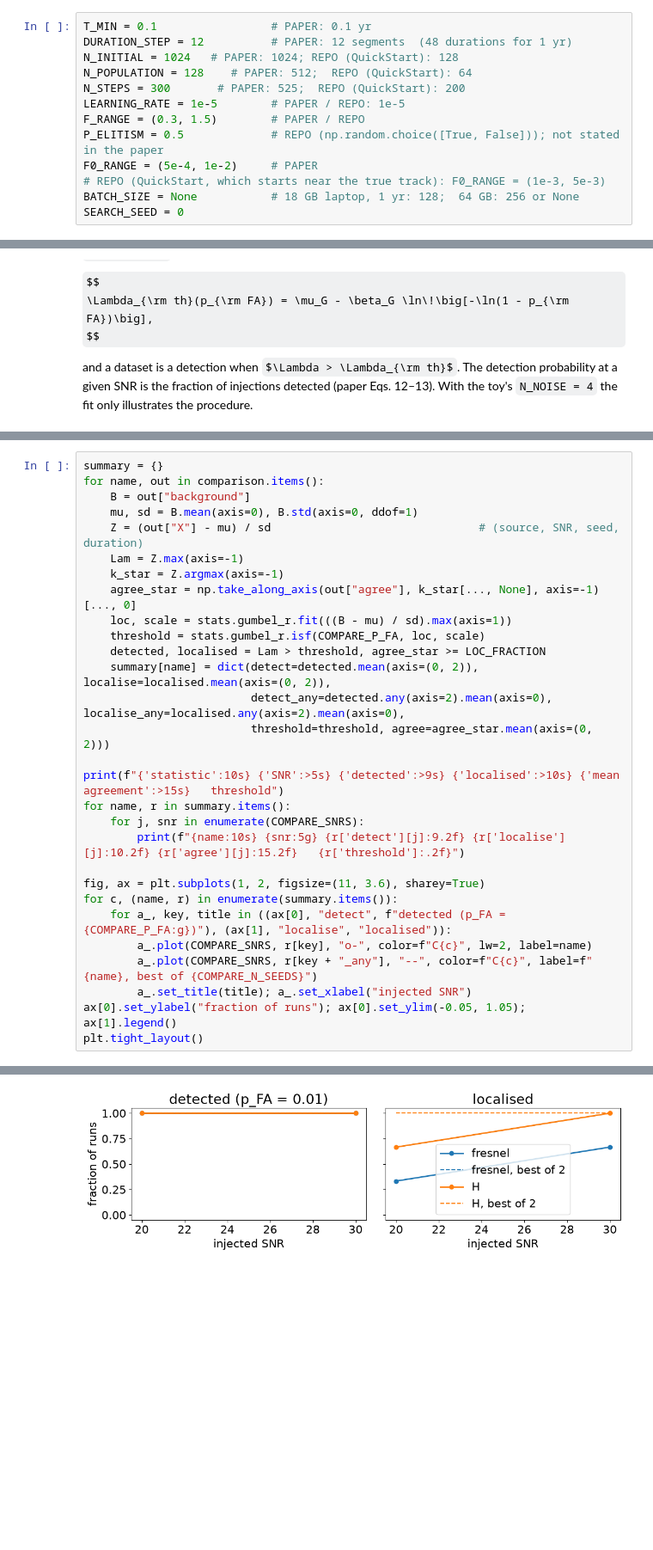
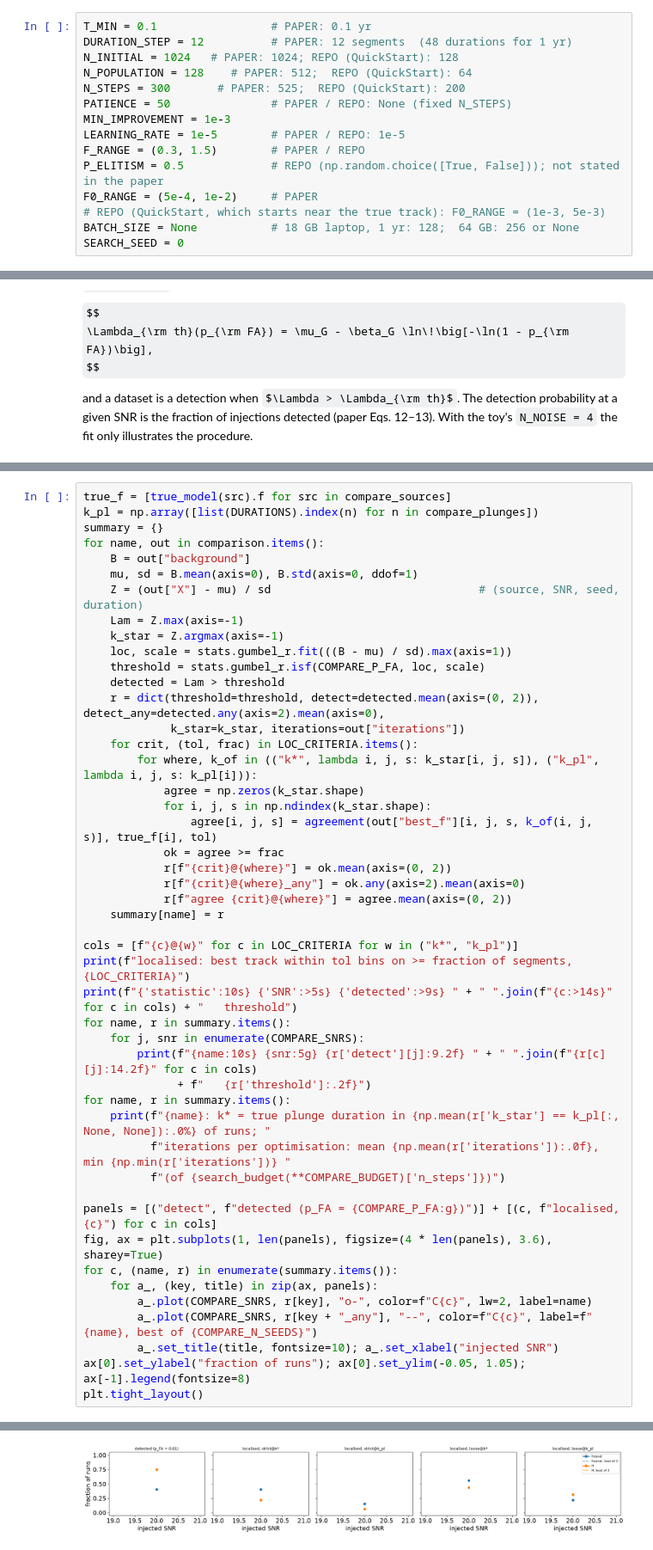
Before and after one commit to Pratyusava/lisa-analysis-tools, a Jupyter notebook: scripts/emri_search/emri_search_lorenzo.ipynb, the cells around one changed output, grey strips where cells are left out. Shown at 86% size. Cells and saved outputs as stored; diff of their text form; some formulas as TeX source; blank space fills up the shorter version.

```diff
--- a/scripts/emri_search/emri_search_lorenzo.ipynb
+++ b/scripts/emri_search/emri_search_lorenzo.ipynb
@@ -224,6 +227,8 @@ DURATION_STEP = 12          # PAPER: 12 segments  (48 durations for 1 yr)
 N_INITIAL = 1024   # PAPER: 1024; REPO (QuickStart): 128
 N_POPULATION = 128    # PAPER: 512;  REPO (QuickStart): 64
 N_STEPS = 300       # PAPER: 525;  REPO (QuickStart): 200
+PATIENCE = 50               # PAPER / REPO: None (fixed N_STEPS)
+MIN_IMPROVEMENT = 1e-3
 LEARNING_RATE = 1e-5        # PAPER / REPO: 1e-5
 F_RANGE = (0.3, 1.5)        # PAPER / REPO
 P_ELITISM = 0.5             # REPO (np.random.choice([True, False])); not stated in the paper
@@ -902,4 +1023,6 @@ comparison = {name: run_comparison(name, compare_sources) for name in COMPARE_ST
 # %%
+true_f = [true_model(src).f for src in compare_sources]
+k_pl = np.array([list(DURATIONS).index(n) for n in compare_plunges])
 summary = {}
 for name, out in comparison.items():
     B = out["background"]
@@ -907,25 +1030,41 @@ for name, out in comparison.items():
     Z = (out["X"] - mu) / sd                               # (source, SNR, seed, duration)
     Lam = Z.max(axis=-1)
     k_star = Z.argmax(axis=-1)
-    agree_star = np.take_along_axis(out["agree"], k_star[..., None], axis=-1)[..., 0]
     loc, scale = stats.gumbel_r.fit(((B - mu) / sd).max(axis=1))
     threshold = stats.gumbel_r.isf(COMPARE_P_FA, loc, scale)
-    detected, localised = Lam > threshold, agree_star >= LOC_FRACTION
-    summary[name] = dict(detect=detected.mean(axis=(0, 2)), localise=localised.mean(axis=(0, 2)),
-                         detect_any=detected.any(axis=2).mean(axis=0), localise_any=localised.any(axis=2).mean(axis=0),
-                         threshold=threshold, agree=agree_star.mean(axis=(0, 2)))
+    detected = Lam > threshold
+    r = dict(threshold=threshold, detect=detected.mean(axis=(0, 2)), detect_any=detected.any(axis=2).mean(axis=0),
+             k_star=k_star, iterations=out["iterations"])
+    for crit, (tol, frac) in LOC_CRITERIA.items():
+        for where, k_of in (("k*", lambda i, j, s: k_star[i, j, s]), ("k_pl", lambda i, j, s: k_pl[i])):
+            agree = np.zeros(k_star.shape)
+            for i, j, s in np.ndindex(k_star.shape):
+                agree[i, j, s] = agreement(out["best_f"][i, j, s, k_of(i, j, s)], true_f[i], tol)
+            ok = agree >= frac
+            r[f"{crit}@{where}"] = ok.mean(axis=(0, 2))
+            r[f"{crit}@{where}_any"] = ok.any(axis=2).mean(axis=0)
+            r[f"agree {crit}@{where}"] = agree.mean(axis=(0, 2))
+    summary[name] = r
 
-print(f"{'statistic':10s} {'SNR':>5s} {'detected':>9s} {'localised':>10s} {'mean agreement':>15s}   threshold")
+cols = [f"{c}@{w}" for c in LOC_CRITERIA for w in ("k*", "k_pl")]
+print(f"localised: best track within tol bins on >= fraction of segments, {LOC_CRITERIA}")
+print(f"{'statistic':10s} {'SNR':>5s} {'detected':>9s} " + " ".join(f"{c:>14s}" for c in cols) + "   threshold")
 for name, r in summary.items():
     for j, snr in enumerate(COMPARE_SNRS):
-        print(f"{name:10s} {snr:5g} {r['detect'][j]:9.2f} {r['localise'][j]:10.2f} {r['agree'][j]:15.2f}   {r['threshold']:.2f}")
+        print(f"{name:10s} {snr:5g} {r['detect'][j]:9.2f} " + " ".join(f"{r[c][j]:14.2f}" for c in cols)
+              + f"   {r['threshold']:.2f}")
+for name, r in summary.items():
+    print(f"{name}: k* = true plunge duration in {np.mean(r['k_star'] == k_pl[:, None, None]):.0%} of runs; "
+          f"iterations per optimisation: mean {np.mean(r['iterations']):.0f}, min {np.min(r['iterations'])} "
+          f"(of {search_budget(**COMPARE_BUDGET)['n_steps']})")
 
-fig, ax = plt.subplots(1, 2, figsize=(11, 3.6), sharey=True)
+panels = [("detect", f"detected (p_FA = {COMPARE_P_FA:g})")] + [(c, f"localised, {c}") for c in cols]
+fig, ax = plt.subplots(1, len(panels), figsize=(4 * len(panels), 3.6), sharey=True)
 for c, (name, r) in enumerate(summary.items()):
-    for a_, key, title in ((ax[0], "detect", f"detected (p_FA = {COMPARE_P_FA:g})"), (ax[1], "localise", "localised")):
+    for a_, (key, title) in zip(ax, panels):
         a_.plot(COMPARE_SNRS, r[key], "o-", color=f"C{c}", lw=2, label=name)
         a_.plot(COMPARE_SNRS, r[key + "_any"], "--", color=f"C{c}", label=f"{name}, best of {COMPARE_N_SEEDS}")
-        a_.set_title(title); a_.set_xlabel("injected SNR")
-ax[0].set_ylabel("fraction of runs"); ax[0].set_ylim(-0.05, 1.05); ax[1].legend()
+        a_.set_title(title, fontsize=10); a_.set_xlabel("injected SNR")
+ax[0].set_ylabel("fraction of runs"); ax[0].set_ylim(-0.05, 1.05); ax[-1].legend(fontsize=8)
 plt.tight_layout()
 # %% [output]
@@ -937 +1077 @@ H             30      1.00       1.00            0.96   2.46
-[figure, old version]
+[figure, new version]
```
Also changed, not shown: parts of 17 cells of this notebook, 7 other files.
